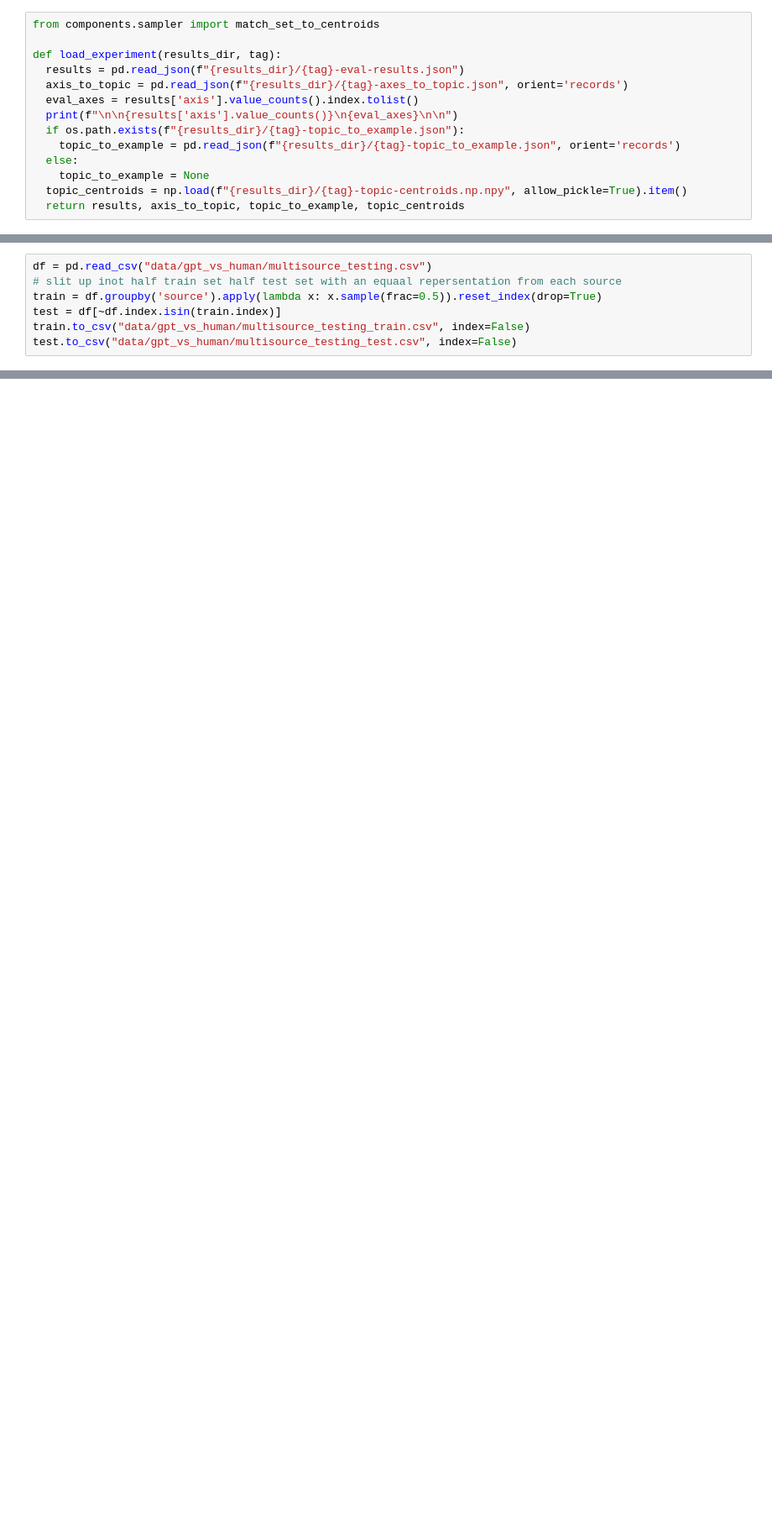
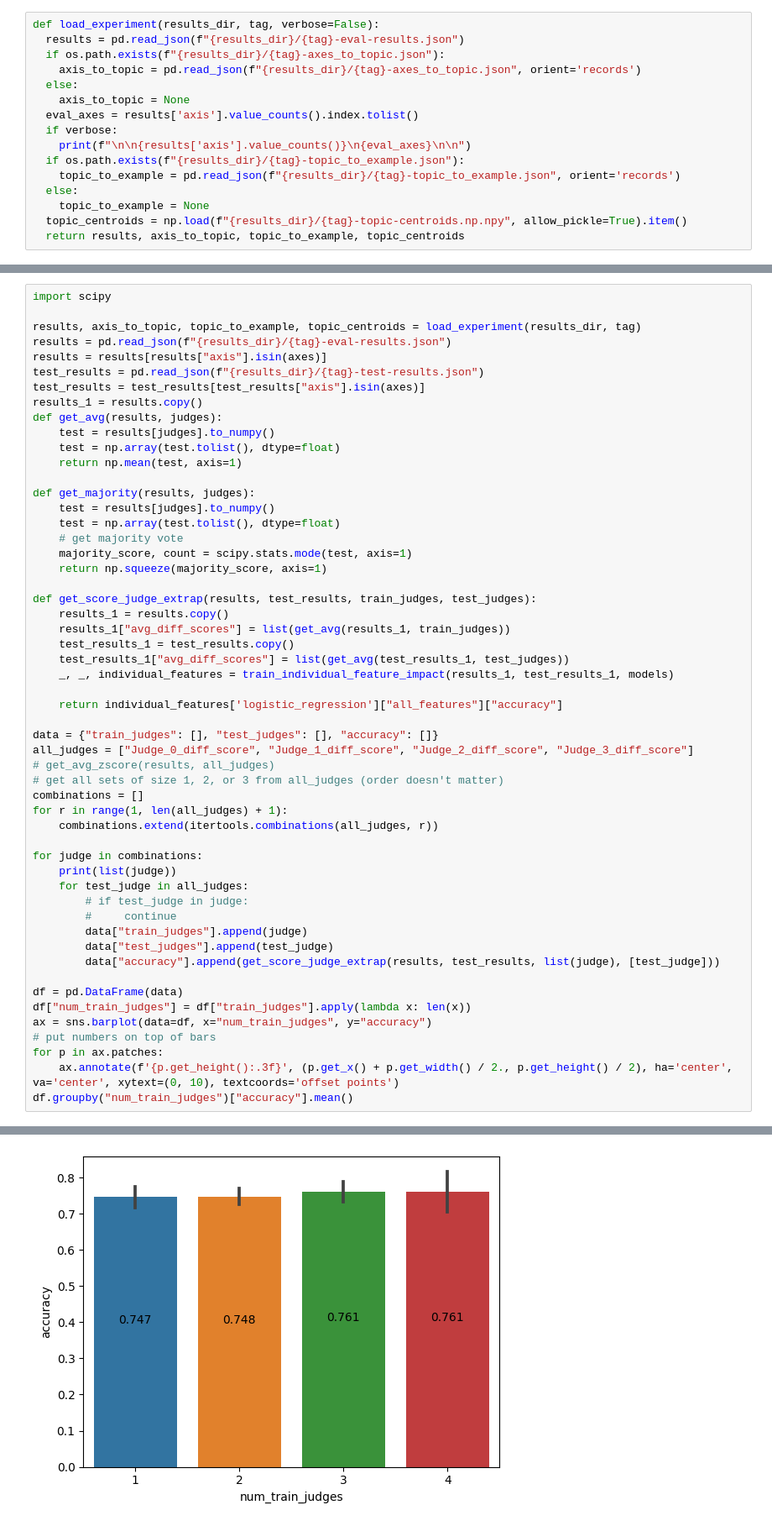
Before and after one commit to lisadunlap/Model-Book-Report, a Jupyter notebook: notebooks/playground.ipynb, the cells around one changed output, grey strips where cells are left out. Shown at 84% size. Drawn from its saved outputs; the diff is of its cells as text; blank space fills up the shorter version.

```diff
--- a/notebooks/playground.ipynb
+++ b/notebooks/playground.ipynb
@@ -71,11 +50,13 @@ display_metrics("pipeline_results/multisource_testing/human_vs_gpt/LLMProposerMu
 # %%
-from components.sampler import match_set_to_centroids
-
-def load_experiment(results_dir, tag):
+def load_experiment(results_dir, tag, verbose=False):
   results = pd.read_json(f"{results_dir}/{tag}-eval-results.json")
-  axis_to_topic = pd.read_json(f"{results_dir}/{tag}-axes_to_topic.json", orient='records')
+  if os.path.exists(f"{results_dir}/{tag}-axes_to_topic.json"):
+    axis_to_topic = pd.read_json(f"{results_dir}/{tag}-axes_to_topic.json", orient='records')
+  else:
+    axis_to_topic = None
   eval_axes = results['axis'].value_counts().index.tolist()
-  print(f"\n\n{results['axis'].value_counts()}\n{eval_axes}\n\n")
+  if verbose:
+    print(f"\n\n{results['axis'].value_counts()}\n{eval_axes}\n\n")
   if os.path.exists(f"{results_dir}/{tag}-topic_to_example.json"):
     topic_to_example = pd.read_json(f"{results_dir}/{tag}-topic_to_example.json", orient='records')
   else:
@@ -193,7 +65,0 @@ Name: count, dtype: int64
-# %%
-df = pd.read_csv("data/gpt_vs_human/multisource_testing.csv")
-# slit up inot half train set half test set with an equaal repersentation from each source
-train = df.groupby('source').apply(lambda x: x.sample(frac=0.5)).reset_index(drop=True)
-test = df[~df.index.isin(train.index)]
-train.to_csv("data/gpt_vs_human/multisource_testing_train.csv", index=False)
-test.to_csv("data/gpt_vs_human/multisource_testing_test.csv", index=False)
@@ -199,0 +177,55 @@ test.to_csv("data/gpt_vs_human/multisource_testing_test.csv", index=False)
+# %%
+import scipy
+
+results, axis_to_topic, topic_to_example, topic_centroids = load_experiment(results_dir, tag)
+results = pd.read_json(f"{results_dir}/{tag}-eval-results.json")
+results = results[results["axis"].isin(axes)]
+test_results = pd.read_json(f"{results_dir}/{tag}-test-results.json")
+test_results = test_results[test_results["axis"].isin(axes)]
+results_1 = results.copy()
+def get_avg(results, judges):
+    test = results[judges].to_numpy()
+    test = np.array(test.tolist(), dtype=float)
+    return np.mean(test, axis=1)
+
+def get_majority(results, judges):
+    test = results[judges].to_numpy()
+    test = np.array(test.tolist(), dtype=float)
+    # get majority vote
+    majority_score, count = scipy.stats.mode(test, axis=1)
+    return np.squeeze(majority_score, axis=1)
+
+def get_score_judge_extrap(results, test_results, train_judges, test_judges):
+    results_1 = results.copy()
+    results_1["avg_diff_scores"] = list(get_avg(results_1, train_judges))
+    test_results_1 = test_results.copy()
+    test_results_1["avg_diff_scores"] = list(get_avg(test_results_1, test_judges))
+    _, _, individual_features = train_individual_feature_impact(results_1, test_results_1, models)
+
+    return individual_features['logistic_regression']["all_features"]["accuracy"]
+
+data = {"train_judges": [], "test_judges": [], "accuracy": []}
+all_judges = ["Judge_0_diff_score", "Judge_1_diff_score", "Judge_2_diff_score", "Judge_3_diff_score"]
+# get_avg_zscore(results, all_judges)
+# get all sets of size 1, 2, or 3 from all_judges (order doesn't matter)
+combinations = []
+for r in range(1, len(all_judges) + 1):
+    combinations.extend(itertools.combinations(all_judges, r))
+
+for judge in combinations:
+    print(list(judge))
+    for test_judge in all_judges:
+        # if test_judge in judge:
+        #     continue
+        data["train_judges"].append(judge)
+        data["test_judges"].append(test_judge)
+        data["accuracy"].append(get_score_judge_extrap(results, test_results, list(judge), [test_judge]))
+
+df = pd.DataFrame(data)
+df["num_train_judges"] = df["train_judges"].apply(lambda x: len(x))
+ax = sns.barplot(data=df, x="num_train_judges", y="accuracy")
+# put numbers on top of bars
+for p in ax.patches:
+    ax.annotate(f'{p.get_height():.3f}', (p.get_x() + p.get_width() / 2., p.get_height() / 2), ha='center', va='center', xytext=(0, 10), textcoords='offset points')
+df.groupby("num_train_judges")["accuracy"].mean()
+# %% [output]
@@ -199,0 +253 @@ test.to_csv("data/gpt_vs_human/multisource_testing_test.csv", index=False)
+[figure, added]
```
Also changed, not shown: parts of 20 cells of this notebook, 6 other files.
